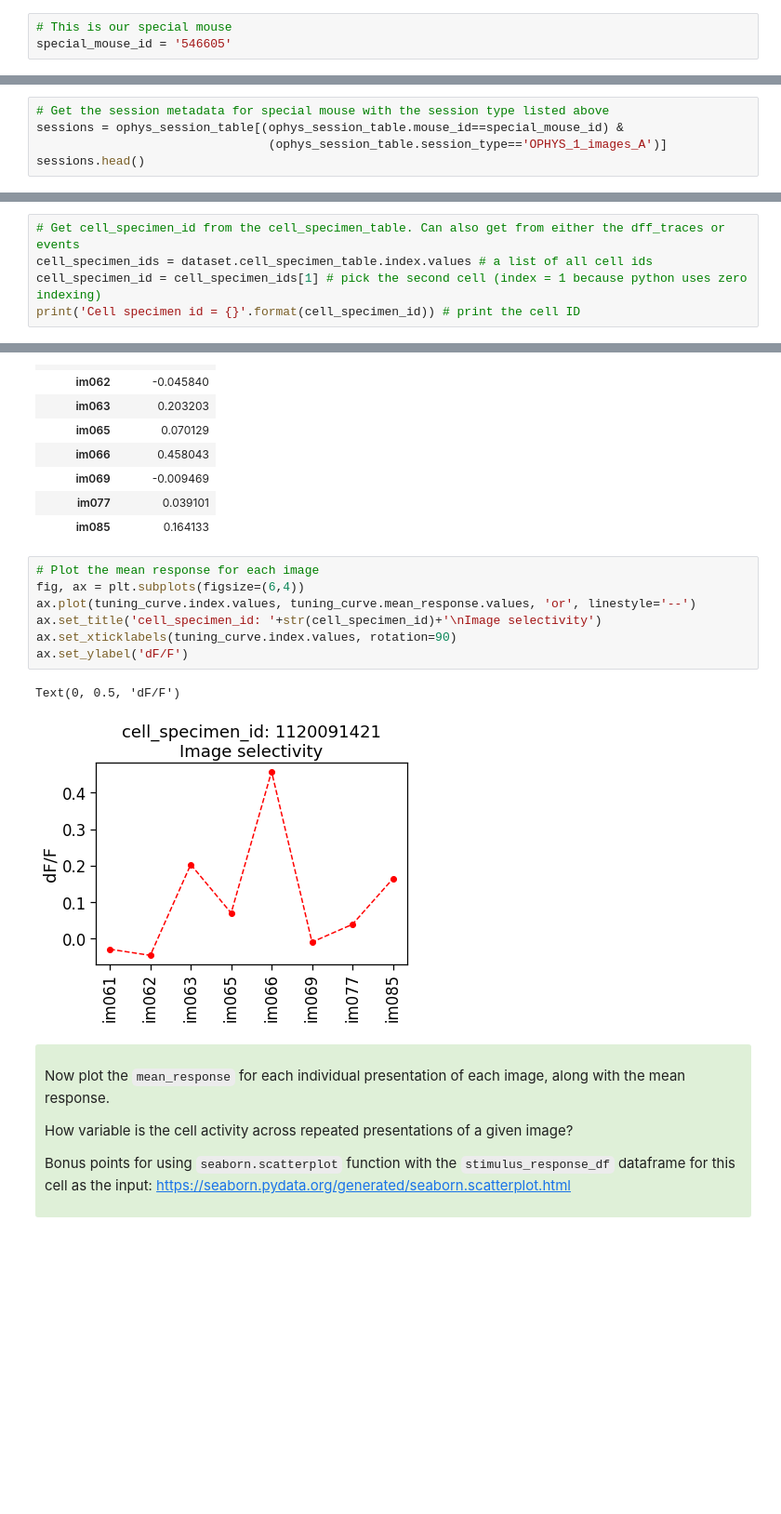
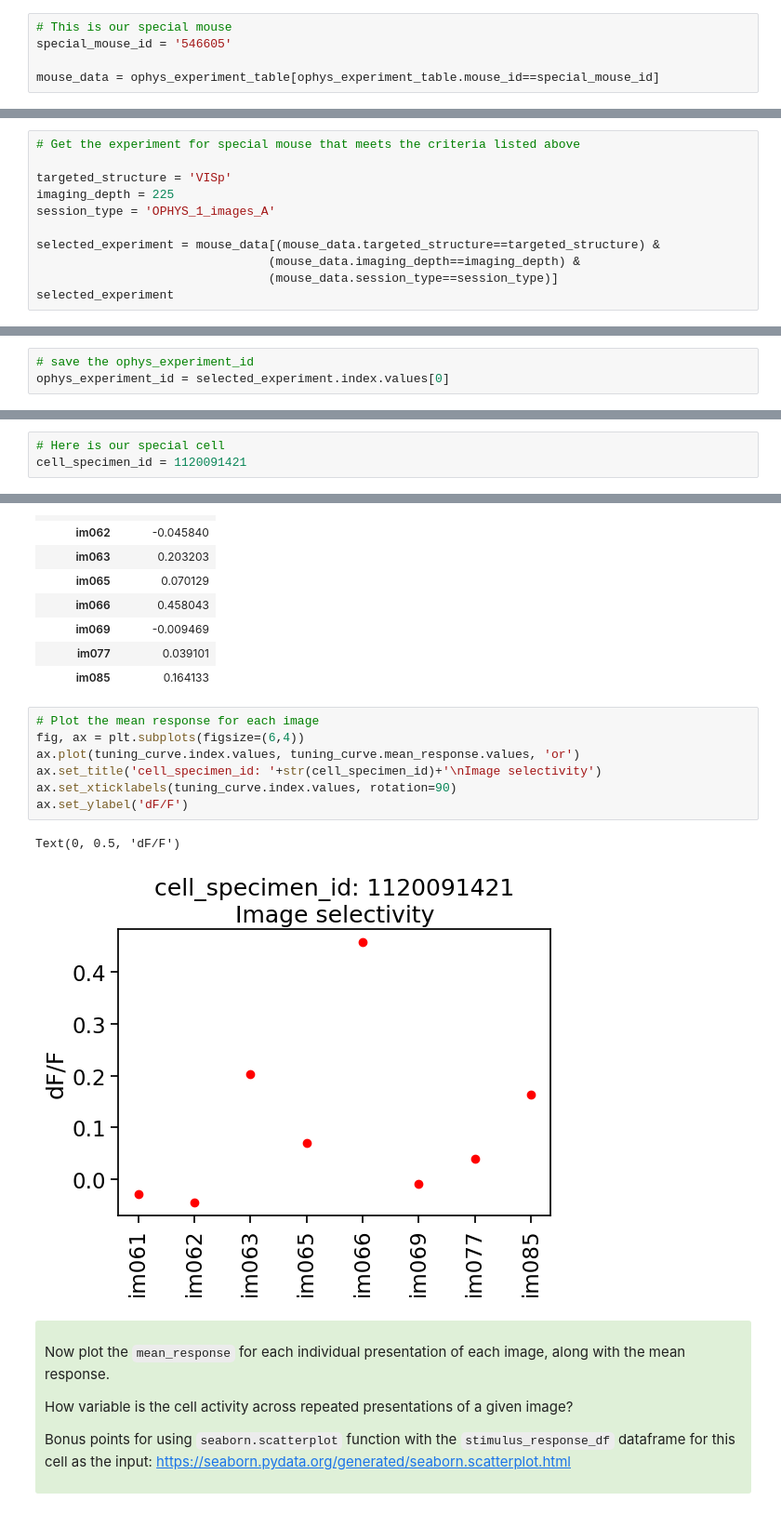
Before and after one commit to mattjdavis/SWDB_2024_Physiology, a Jupyter notebook: code/solutions/SWDB2024_Day2_Workshop1 - Solutions.ipynb, the cells around one changed output, grey strips where cells are left out. Shown at 93% size. Drawn from its saved outputs; the diff is of its cells as text; blank space fills up the shorter version.

```diff
--- a/code/solutions/SWDB2024_Day2_Workshop1 - Solutions.ipynb
+++ b/code/solutions/SWDB2024_Day2_Workshop1 - Solutions.ipynb
@@ -421,3 +228,5 @@ print(np.sort(sst_mice))
 # %%
 # This is our special mouse
 special_mouse_id = '546605'
+
+mouse_data = ophys_experiment_table[ophys_experiment_table.mouse_id==special_mouse_id]
@@ -456,6 +247,12 @@ What are the values of `experience_level` and `prior_exposures_to_image_set` for
 # %%
-# Get the session metadata for special mouse with the session type listed above
-sessions = ophys_session_table[(ophys_session_table.mouse_id==special_mouse_id) &
-                                (ophys_session_table.session_type=='OPHYS_1_images_A')]
-sessions.head()
+# Get the experiment for special mouse that meets the criteria listed above
+
+targeted_structure = 'VISp'
+imaging_depth = 225
+session_type = 'OPHYS_1_images_A'
+
+selected_experiment = mouse_data[(mouse_data.targeted_structure==targeted_structure) &
+                                (mouse_data.imaging_depth==imaging_depth) &
+                                (mouse_data.session_type==session_type)]
+selected_experiment
 # %% [output]
@@ -563,3 +281,6 @@ Examine the `metadata` attribute.
+# %%
+# save the ophys_experiment_id
+ophys_experiment_id = selected_experiment.index.values[0]
 # %%
 # Load the dataset for the ophys_experiment_id we selected
 dataset = cache.get_behavior_ophys_experiment(ophys_experiment_id)
@@ -660,5 +314,3 @@ Pick one `cell_specimen_id` and plot dF/F and events for that cell, using `ophys
 # %%
-# Get cell_specimen_id from the cell_specimen_table. Can also get from either the dff_traces or events
-cell_specimen_ids = dataset.cell_specimen_table.index.values # a list of all cell ids
-cell_specimen_id = cell_specimen_ids[1] # pick the second cell (index = 1 because python uses zero indexing)
-print('Cell specimen id = {}'.format(cell_specimen_id)) # print the cell ID
+# Here is our special cell
+cell_specimen_id = 1120091421
@@ -1116,13 +652,13 @@ tuning_curve
 # %%
 # Plot the mean response for each image
 fig, ax = plt.subplots(figsize=(6,4))
-ax.plot(tuning_curve.index.values, tuning_curve.mean_response.values, 'or', linestyle='--')
+ax.plot(tuning_curve.index.values, tuning_curve.mean_response.values, 'or')
 ax.set_title('cell_specimen_id: '+str(cell_specimen_id)+'\nImage selectivity')
 ax.set_xticklabels(tuning_curve.index.values, rotation=90)
 ax.set_ylabel('dF/F')
 # %% [output]
 Text(0, 0.5, 'dF/F')
-[figure, old version]
+[figure, new version]
 # %% [markdown]
 <div style="background: #DFF0D8; border-radius: 3px; padding: 10px;">
 <p>
```
Also changed, not shown: parts of 133 cells of this notebook, 1 other file.
